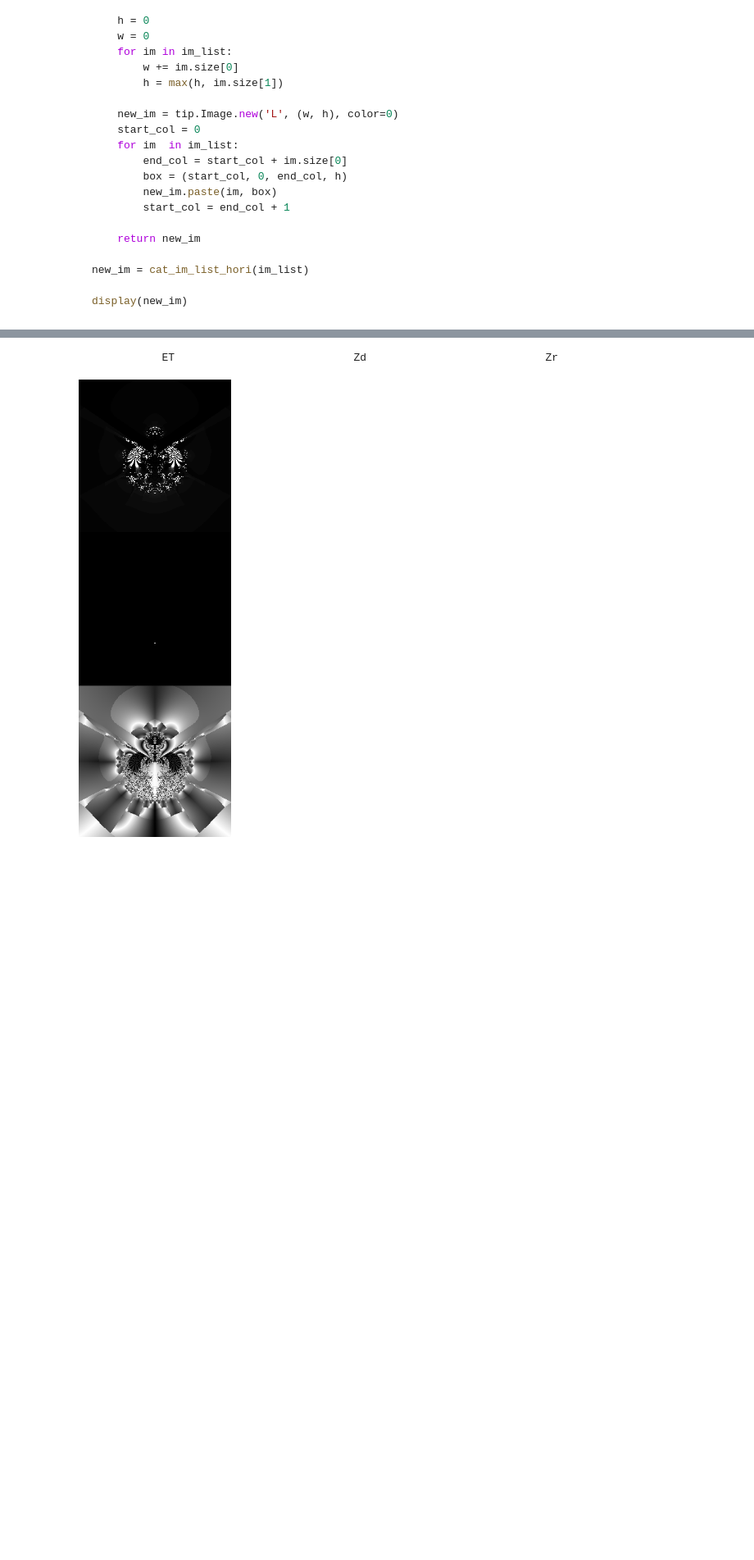
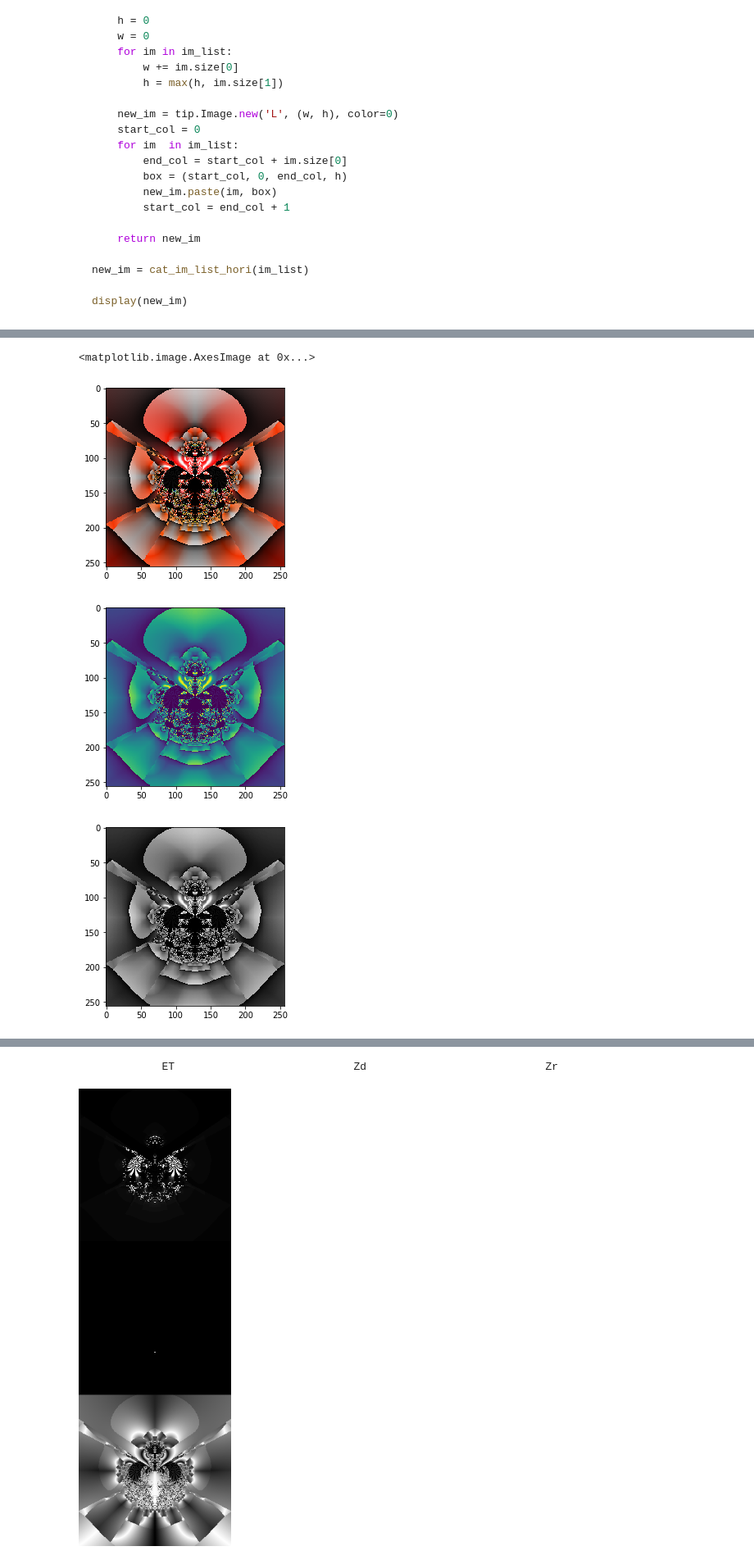
Before and after one commit to dlanier/scalygraphic, a Jupyter notebook: doc_code/impute_color_examples_HackingHistory.ipynb, the cells around one changed output, grey strips where cells are left out. Shown at 82% size. Drawn from its saved outputs; the diff is of its cells as text; code cells hidden in the pictures; blank space fills up the shorter version.

```diff
--- a/doc_code/impute_color_examples_HackingHistory.ipynb
+++ b/doc_code/impute_color_examples_HackingHistory.ipynb
@@ -102,0 +89,27 @@ display(new_im)
+# %%
+import numpy as np
+from PIL.Image import Image
+import matplotlib.pyplot as pyplot
+
+img = im # Image.open("/Users/travis/Desktop/new_zealand.tif")
+
+img.getdata()
+r, g, b = img.split()
+
+ra = np.array(r)
+ga = np.array(g)
+ba = np.array(b)
+
+gray = (0.299*ra + 0.587*ga + 0.114*ba)
+
+pyplot.figure()
+pyplot.imshow(img)
+pyplot.figure()
+pyplot.imshow(gray)
+pyplot.figure()
+pyplot.imshow(gray, cmap="gray")
+# %% [output]
+<matplotlib.image.AxesImage at 0x...>
+[figure, added]
+[figure, added]
+[figure, added]
```
Also changed, not shown: parts of 4 cells of this notebook, 1 other file.
